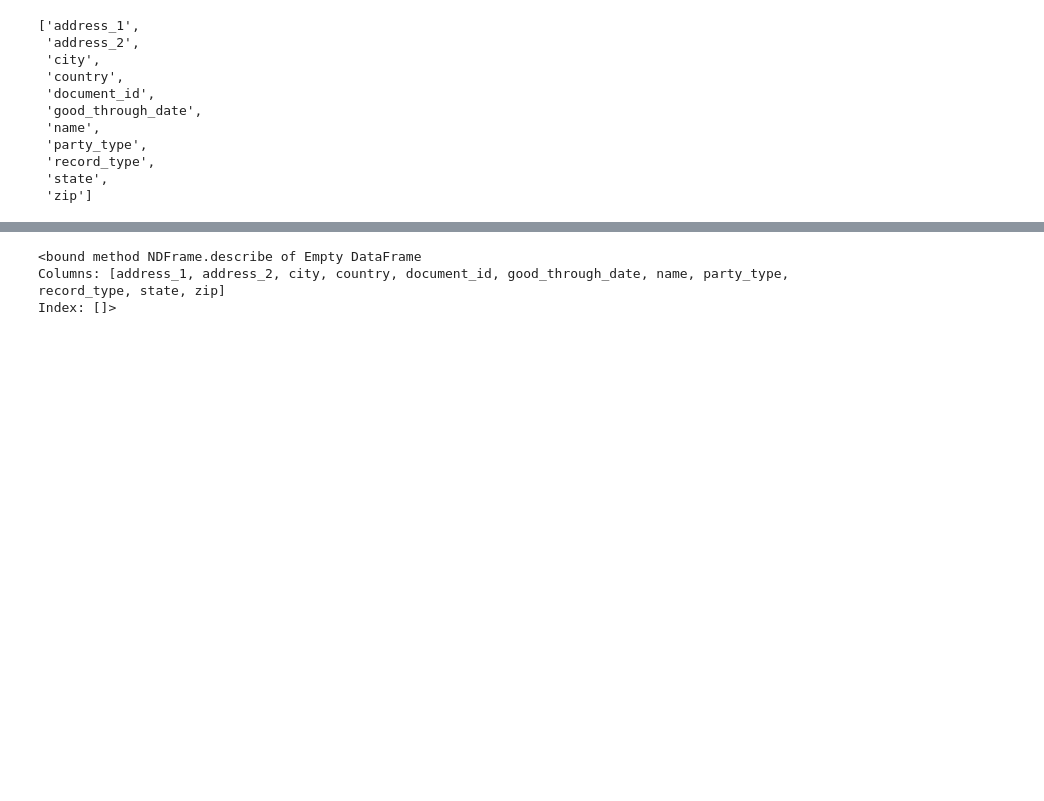
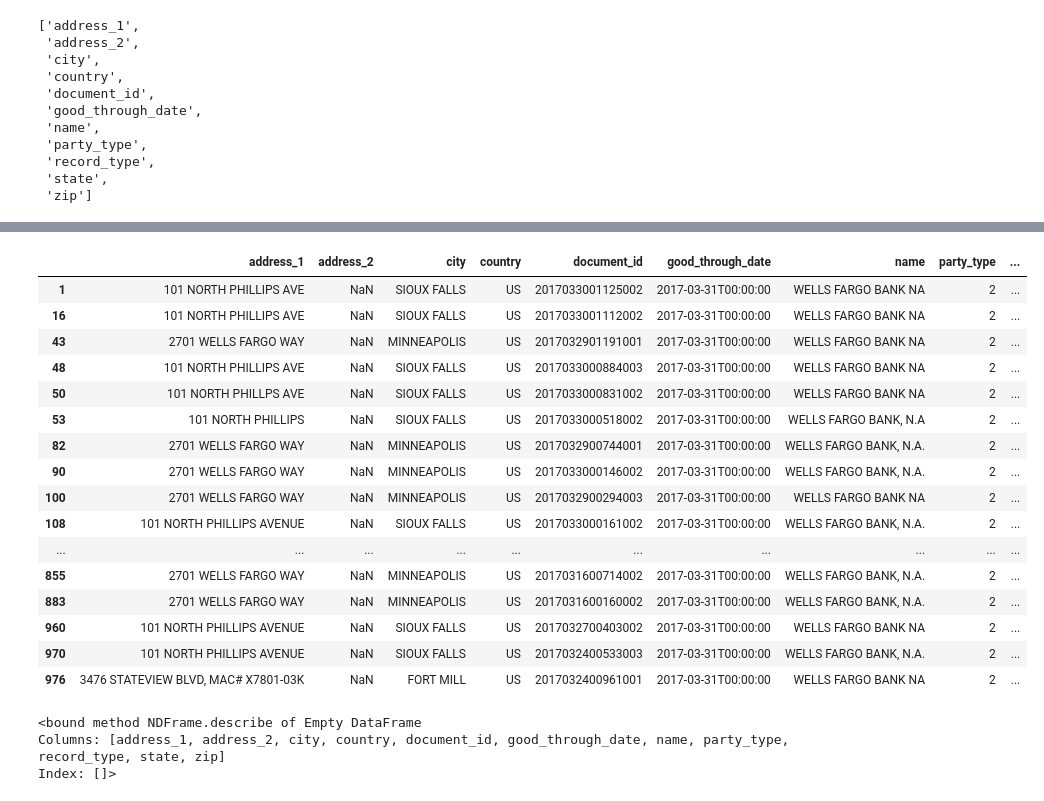
Before and after one commit to kmm2204/w205_final_project, a Jupyter notebook: Exploratory_analysis.ipynb, the cells around one changed output, grey strips where cells are left out. Saved outputs shown, nothing was run; the diff lists cells and outputs as text; code cells hidden in the pictures; blank space fills up the shorter version.

```diff
--- a/Exploratory_analysis.ipynb
+++ b/Exploratory_analysis.ipynb
@@ -106,5 +119,23 @@ RealPropertyParties.head(20)
 # %%
-#Trump = RealPropertyParties[(RealPropertyParties["name"].str.contains("Trump") )]
+RealPropertyParties[RealPropertyParties['name'].str.contains("WELLS")]
+# %% [output]
+|  | address_1 | address_2 | city | country | document_id | good_through_date | name | party_type | ... |
+| 1 | 101 NORTH PHILLIPS AVE | NaN | SIOUX FALLS | US | 2017033001125002 | 2017-03-31T00:00:00 | WELLS FARGO BANK NA | 2 | ... |
+| 16 | 101 NORTH PHILLIPS AVE | NaN | SIOUX FALLS | US | 2017033001112002 | 2017-03-31T00:00:00 | WELLS FARGO BANK NA | 2 | ... |
+| 43 | 2701 WELLS FARGO WAY | NaN | MINNEAPOLIS | US | 2017032901191001 | 2017-03-31T00:00:00 | WELLS FARGO BANK NA | 2 | ... |
+| 48 | 101 NORTH PHILLIPS AVE | NaN | SIOUX FALLS | US | 2017033000884003 | 2017-03-31T00:00:00 | WELLS FARGO BANK NA | 2 | ... |
+| 50 | 101 NORTH PHILLPS AVE | NaN | SIOUX FALLS | US | 2017033000831002 | 2017-03-31T00:00:00 | WELLS FARGO BANK NA | 2 | ... |
+| 53 | 101 NORTH PHILLIPS | NaN | SIOUX FALLS | US | 2017033000518002 | 2017-03-31T00:00:00 | WELLS FARGO BANK, N.A | 2 | ... |
+| 82 | 2701 WELLS FARGO WAY | NaN | MINNEAPOLIS | US | 2017032900744001 | 2017-03-31T00:00:00 | WELLS FARGO BANK, N.A. | 2 | ... |
+| 90 | 2701 WELLS FARGO WAY | NaN | MINNEAPOLIS | US | 2017033000146002 | 2017-03-31T00:00:00 | WELLS FARGO BANK, N.A. | 2 | ... |
+| 100 | 2701 WELLS FARGO WAY | NaN | MINNEAPOLIS | US | 2017032900294003 | 2017-03-31T00:00:00 | WELLS FARGO BANK NA | 2 | ... |
+| 108 | 101 NORTH PHILLIPS AVENUE | NaN | SIOUX FALLS | US | 2017033000161002 | 2017-03-31T00:00:00 | WELLS FARGO BANK, N.A. | 2 | ... |
+| ... | ... | ... | ... | ... | ... | ... | ... | ... | ... |
+| 855 | 2701 WELLS FARGO WAY | NaN | MINNEAPOLIS | US | 2017031600714002 | 2017-03-31T00:00:00 | WELLS FARGO BANK, N.A. | 2 | ... |
+| 883 | 2701 WELLS FARGO WAY | NaN | MINNEAPOLIS | US | 2017031600160002 | 2017-03-31T00:00:00 | WELLS FARGO BANK, N.A. | 2 | ... |
+| 960 | 101 NORTH PHILLIPS AVENUE | NaN | SIOUX FALLS | US | 2017032700403002 | 2017-03-31T00:00:00 | WELLS FARGO BANK NA | 2 | ... |
+| 970 | 101 NORTH PHILLIPS AVENUE | NaN | SIOUX FALLS | US | 2017032400533003 | 2017-03-31T00:00:00 | WELLS FARGO BANK, N.A. | 2 | ... |
+| 976 | 3476 STATEVIEW BLVD, MAC# X7801-03K | NaN | FORT MILL | US | 2017032400961001 | 2017-03-31T00:00:00 | WELLS FARGO BANK NA | 2 | ... |
 # %%
 #Trump.describe
 # %% [output]
```
Also changed, not shown: parts of 7 cells of this notebook.
